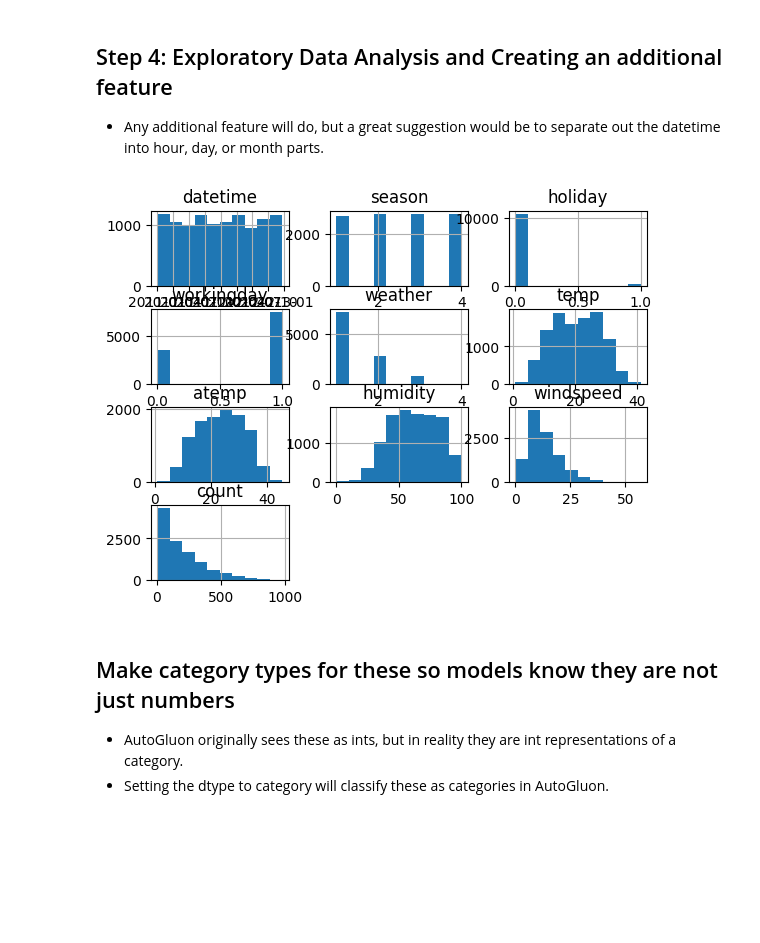
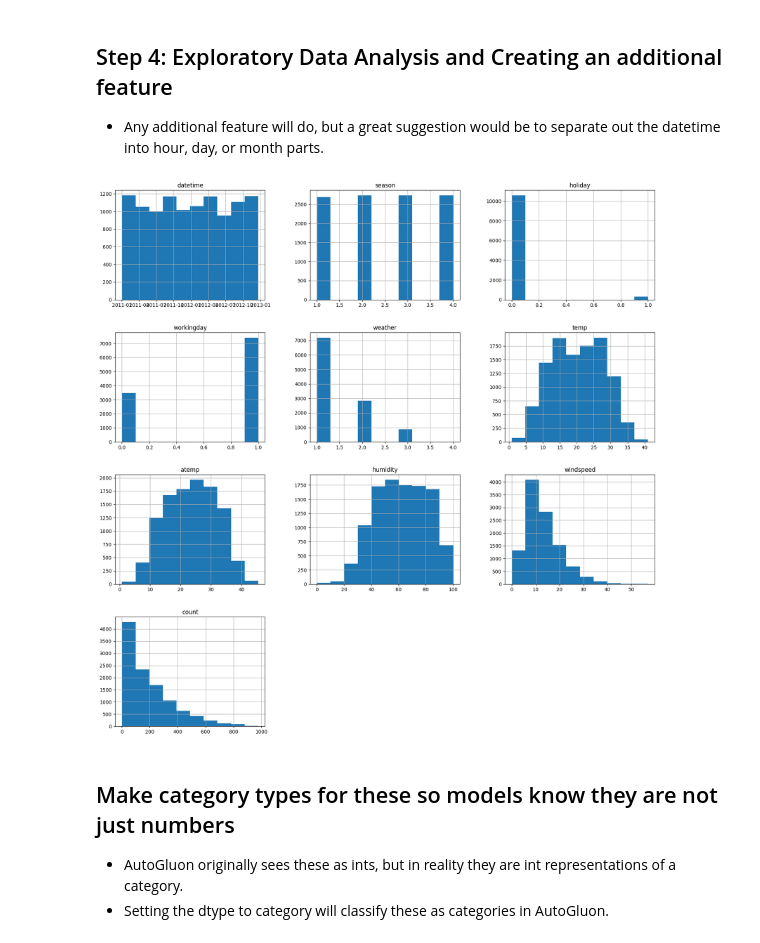
Before and after one commit to brian-kipkoech-tanui/AutoGluon, a Jupyter notebook: project-template.ipynb, the cells around one changed output. Drawn from its saved outputs; the diff is of its cells as text; code cells hidden in the pictures; blank space fills up the shorter version.

```diff
--- a/project-template.ipynb
+++ b/project-template.ipynb
@@ -286,12 +304,12 @@ submission.csv               2023-01-12 04:30:53  first raw submission
 # %%
 # Create a histogram of all features to show the distribution of each one relative to the data. This is part of the exploritory data analysis
 import matplotlib.pyplot as plt
 
 
-train.hist()
+train.hist(figsize=(20,20))
 plt.show()
 # %% [output]
-[figure, old version]
+[figure, new version]
 # %%
 # create a new feature
 train["month"] = train.datetime.dt.month
```
Also changed, not shown: parts of 20 cells of this notebook, 4 other files.
